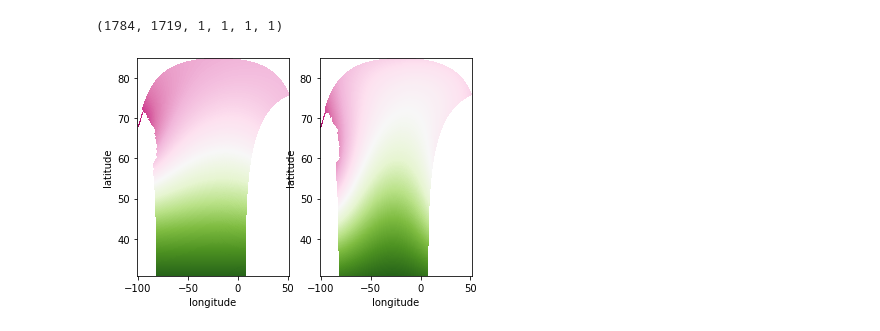
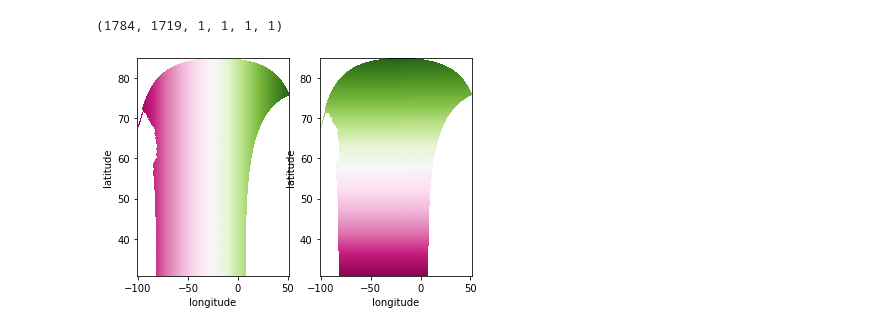
Before and after one commit to stefangary/socks, a Jupyter notebook: scripts/regrid_V20.ipynb, the cells around one changed output. Cells and saved outputs as stored; diff of their text form; code cells hidden in the pictures.

```diff
--- a/scripts/regrid_V20.ipynb
+++ b/scripts/regrid_V20.ipynb
@@ -72,21 +75,21 @@ ssh_new = np.zeros((imn,jmn,km,lmn,1,1))
 # %%
 # Make a plot to verify that data have been loaded
 # Using pcolormesh is good because it explicitly
 # requires the pixel locations rather than implicit
 # pixel locations with an image plotting tool.
 import matplotlib.pyplot as plt
 cmap = plt.get_cmap('PiYG')
 # Use tuple unpacking to list the axes.
 # See: https://matplotlib.org/3.1.0/gallery/subplots_axes_and_figures/subplots_demo.html
 fig, axs = plt.subplots(ncols=2)
-#axs[0].pcolormesh(glamt[1:im-2,1:jm-2],gphit[1:im-2,1:jm-2],glamt[1:im-2,1:jm-2], cmap=cmap)
-#axs[1].pcolormesh(glamt[1:im-2,1:jm-2],gphit[1:im-2,1:jm-2],gphit[1:im-2,1:jm-2], cmap=cmap)
-axs[0].pcolormesh(glamt[1:im-2,1:jm-2],gphit[1:im-2,1:jm-2],e1t[1:im-2,1:jm-2], cmap=cmap)
-axs[1].pcolormesh(glamt[1:im-2,1:jm-2],gphit[1:im-2,1:jm-2],e2t[1:im-2,1:jm-2], cmap=cmap)
+axs[0].pcolormesh(glamt[1:im-2,1:jm-2],gphit[1:im-2,1:jm-2],glamt[1:im-2,1:jm-2], cmap=cmap)
+axs[1].pcolormesh(glamt[1:im-2,1:jm-2],gphit[1:im-2,1:jm-2],gphit[1:im-2,1:jm-2], cmap=cmap)
+#axs[0].pcolormesh(glamt[1:im-2,1:jm-2],gphit[1:im-2,1:jm-2],e1t[1:im-2,1:jm-2], cmap=cmap)
+#axs[1].pcolormesh(glamt[1:im-2,1:jm-2],gphit[1:im-2,1:jm-2],e2t[1:im-2,1:jm-2], cmap=cmap)
 
 for ax in axs:
     ax.set(xlabel='longitude',ylabel='latitude')
 
 plt.show()
 # %% [output]
-[figure, old version]
+[figure, new version]
```
Also changed, not shown: parts of 13 cells of this notebook.
